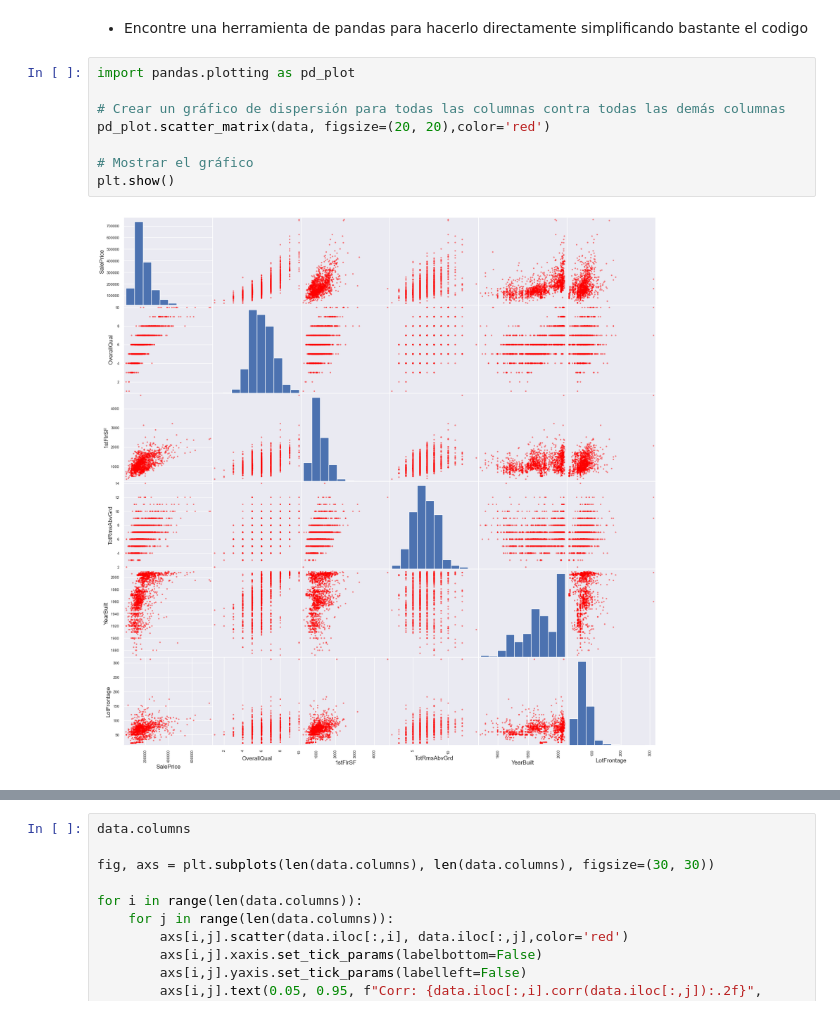
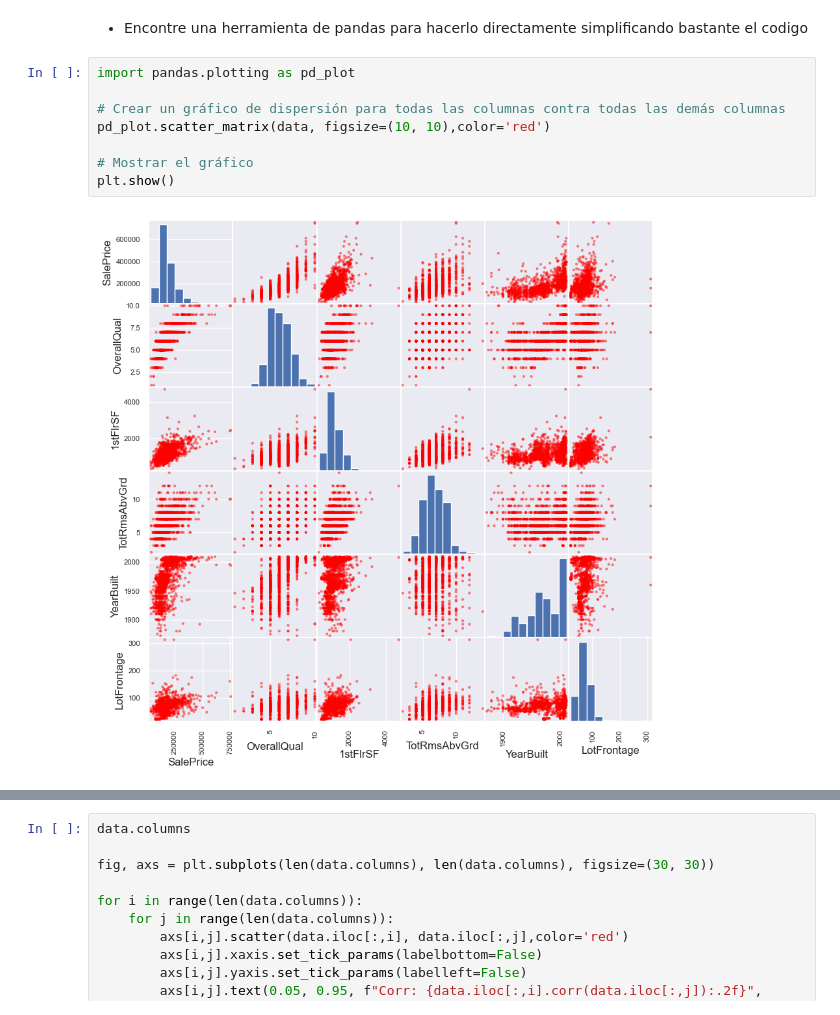
Before and after one commit to ronaldbailey/Proyecto-1---Regresi-n-con-Progra-, a Jupyter notebook: proyecto1.ipynb, the cells around one changed output, grey strips where cells are left out. Cells and saved outputs as stored; diff of their text form.

```diff
--- a/proyecto1.ipynb
+++ b/proyecto1.ipynb
@@ -674,11 +661,11 @@ plt.show()
 # %%
 import pandas.plotting as pd_plot
 
 # Crear un gráfico de dispersión para todas las columnas contra todas las demás columnas
-pd_plot.scatter_matrix(data, figsize=(20, 20),color='red')
+pd_plot.scatter_matrix(data, figsize=(10, 10),color='red')
 
 # Mostrar el gráfico
 plt.show()
 # %% [output]
-[figure, old version]
+[figure, new version]
 # %%
```
Also changed, not shown: parts of 48 cells of this notebook.
